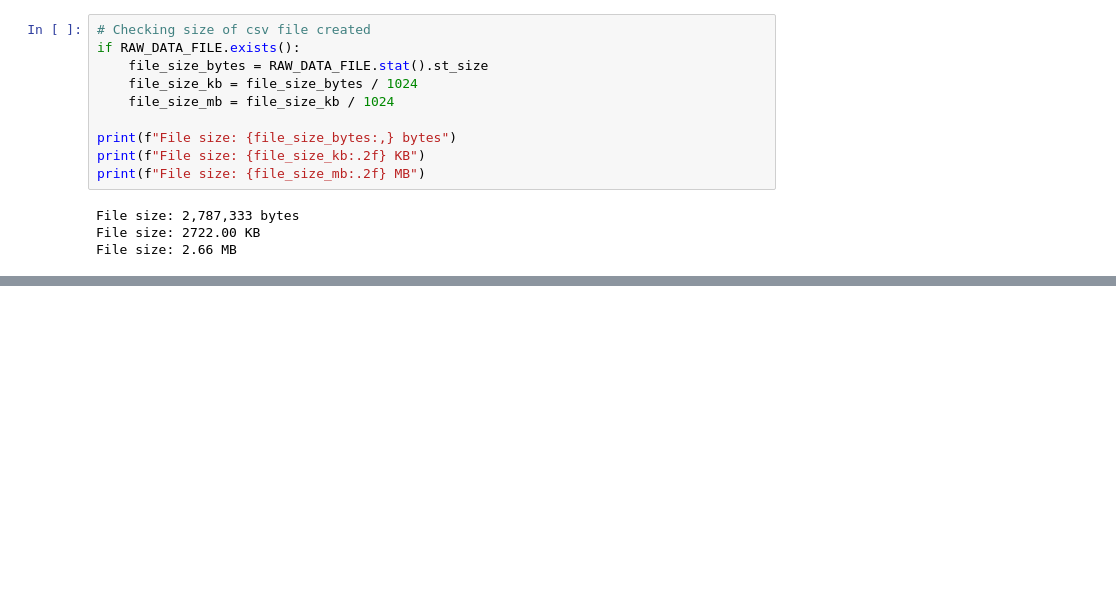
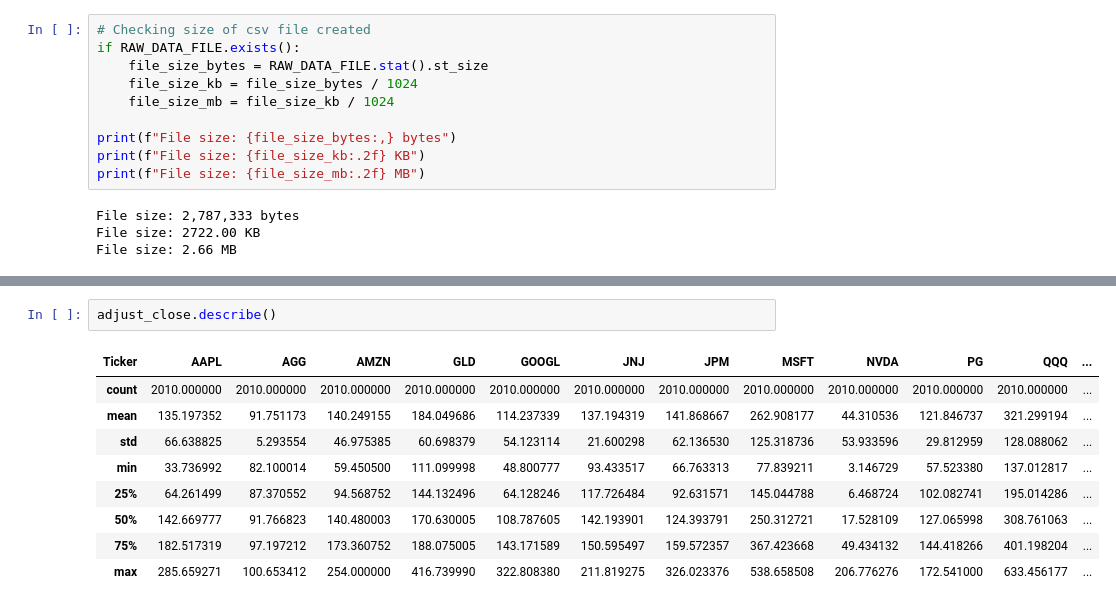
Before and after one commit to SamiiShabuse/INFO442-Group-Project, a Jupyter notebook: notebooks/01_data_acquisition.ipynb, the cells around one changed output, grey strips where cells are left out. Drawn from its saved outputs; the diff is of its cells as text; blank space fills up the shorter version.

```diff
--- a/notebooks/01_data_acquisition.ipynb
+++ b/notebooks/01_data_acquisition.ipynb
@@ -178,0 +241,12 @@ File size: 2.66 MB
+# %%
+adjust_close.describe()
+# %% [output]
+| Ticker | AAPL | AGG | AMZN | GLD | GOOGL | JNJ | JPM | MSFT | NVDA | PG | QQQ | ... |
+| count | 2010.000000 | 2010.000000 | 2010.000000 | 2010.000000 | 2010.000000 | 2010.000000 | 2010.000000 | 2010.000000 | 2010.000000 | 2010.000000 | 2010.000000 | ... |
+| mean | 135.197352 | 91.751173 | 140.249155 | 184.049686 | 114.237339 | 137.194319 | 141.868667 | 262.908177 | 44.310536 | 121.846737 | 321.299194 | ... |
+| std | 66.638825 | 5.293554 | 46.975385 | 60.698379 | 54.123114 | 21.600298 | 62.136530 | 125.318736 | 53.933596 | 29.812959 | 128.088062 | ... |
+| min | 33.736992 | 82.100014 | 59.450500 | 111.099998 | 48.800777 | 93.433517 | 66.763313 | 77.839211 | 3.146729 | 57.523380 | 137.012817 | ... |
+| 25% | 64.261499 | 87.370552 | 94.568752 | 144.132496 | 64.128246 | 117.726484 | 92.631571 | 145.044788 | 6.468724 | 102.082741 | 195.014286 | ... |
+| 50% | 142.669777 | 91.766823 | 140.480003 | 170.630005 | 108.787605 | 142.193901 | 124.393791 | 250.312721 | 17.528109 | 127.065998 | 308.761063 | ... |
+| 75% | 182.517319 | 97.197212 | 173.360752 | 188.075005 | 143.171589 | 150.595497 | 159.572357 | 367.423668 | 49.434132 | 144.418266 | 401.198204 | ... |
+| max | 285.659271 | 100.653412 | 254.000000 | 416.739990 | 322.808380 | 211.819275 | 326.023376 | 538.658508 | 206.776276 | 172.541000 | 633.456177 | ... |
```
Also changed, not shown: parts of 13 cells of this notebook.
